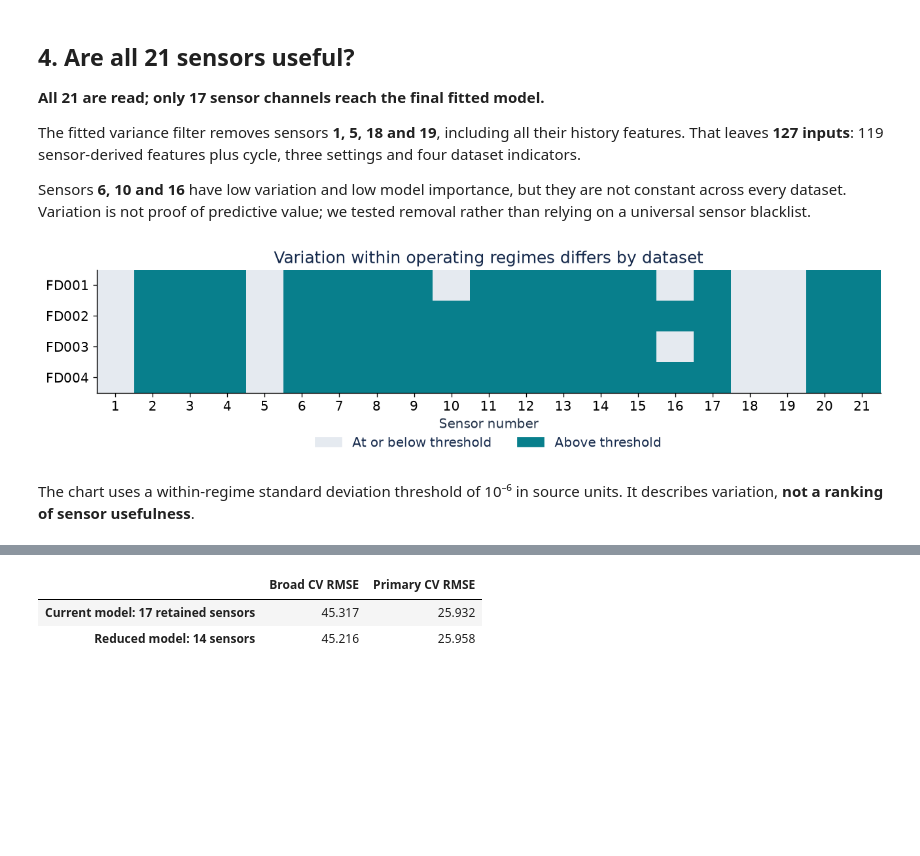
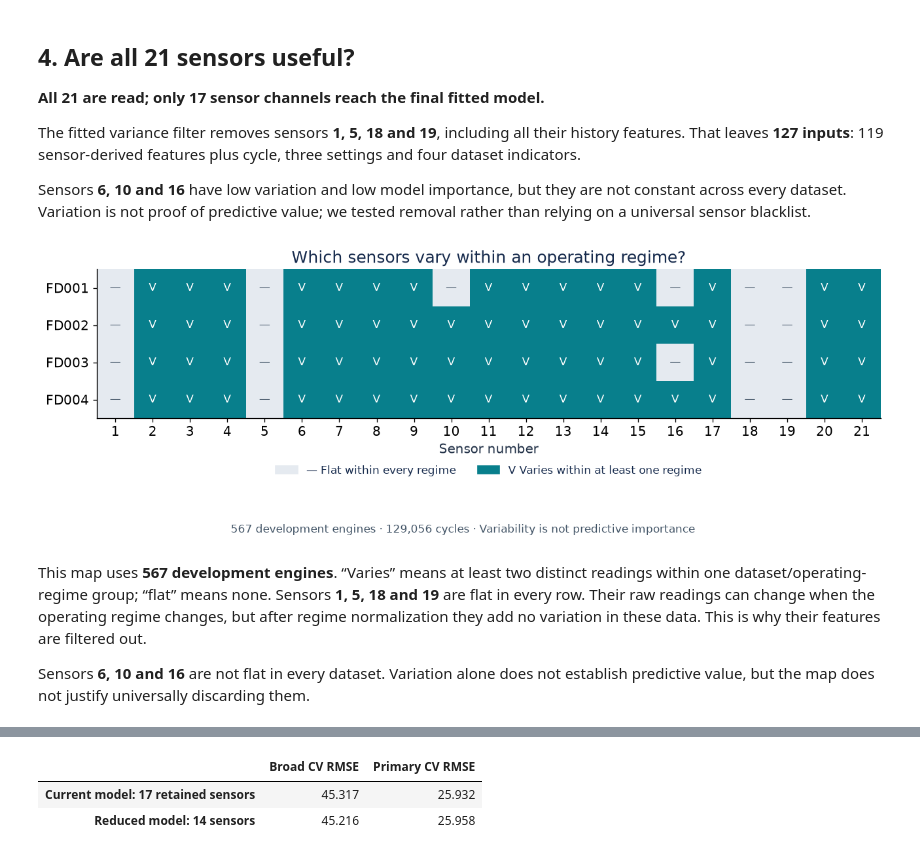
Before and after one commit to Asabrax/nasa-turbofan, a Jupyter notebook: explore.ipynb, the cells around one changed output, grey strips where cells are left out. Drawn from its saved outputs; the diff is of its cells as text; code cells hidden in the pictures; blank space fills up the shorter version.

Commit message:
Update visuals

```diff
--- a/explore.ipynb
+++ b/explore.ipynb
@@ -115,19 +115,33 @@ are not constant across every dataset. Variation is not proof of predictive valu
 we tested removal rather than relying on a universal sensor blacklist.
 # %%
 order=[f'sensor_{i}' for i in range(1,22)]
-variation=sensor_audit.pivot(index='dataset',columns='sensor',values='max_within_regime_std')[order]
+sensor_variation=pd.read_csv(OUT/'sensor_variation_development.csv')
+variation=sensor_variation.pivot(index='dataset',columns='sensor',values='varies_within_regime')[order]
 from matplotlib.colors import ListedColormap
-fig,ax=plt.subplots(figsize=(11,3.2))
-ax.imshow(variation.gt(1e-6).to_numpy(),cmap=ListedColormap(['#e5eaf0','#087f8c']),vmin=0,vmax=1,aspect='auto')
+from matplotlib.patches import Patch
+fig,ax=plt.subplots(figsize=(11,3.5))
+ax.imshow(variation.to_numpy(dtype=int),cmap=ListedColormap(['#e5eaf0','#087f8c']),vmin=0,vmax=1,aspect='auto')
+for i in range(4):
+    for j in range(21):
+        ax.text(j,i,'V' if variation.iloc[i,j] else '—',ha='center',va='center',
+                color='white' if variation.iloc[i,j] else '#425466',fontsize=10)
 ax.set(xticks=np.arange(21),xticklabels=np.arange(1,22),yticks=np.arange(4),yticklabels=variation.index,
-       xlabel='Sensor number',title='Variation within operating regimes differs by dataset')
-from matplotlib.patches import Patch
-ax.legend(handles=[Patch(color='#e5eaf0',label='At or below threshold'),Patch(color='#087f8c',label='Above threshold')],
-          loc='upper center',bbox_to_anchor=(.5,-.26),ncol=2,frameon=False)
+       xlabel='Sensor number',title='Which sensors vary within an operating regime?')
+ax.legend(handles=[Patch(color='#e5eaf0',label='— Flat within every regime'),Patch(color='#087f8c',label='V Varies within at least one regime')],
+          loc='upper center',bbox_to_anchor=(.5,-.25),ncol=2,frameon=False,fontsize=10)
 fig.tight_layout()
+fig.text(.5,-.08,'567 development engines · 129,056 cycles · Variability is not predictive importance',
+         ha='center',fontsize=10,color='#425466')
+fig.savefig(OUT/'sensor_variation.png',dpi=160,bbox_inches='tight')
 plt.show()
 # %% [output]
-[figure, old version]
+[figure, new version]
 # %% [markdown]
-The chart uses a within-regime standard deviation threshold of 10⁻⁶ in source
-units. It describes variation, **not a ranking of sensor usefulness**.
+This map uses **567 development engines**. “Varies” means at least two distinct
+readings within one dataset/operating-regime group; “flat” means none. Sensors
+**1, 5, 18 and 19** are flat in every row. Their raw readings can change when the
+operating regime changes, but after regime normalization they add no variation
+in these data. This is why their features are filtered out.
+
+Sensors **6, 10 and 16** are not flat in every dataset. Variation alone does not
+establish predictive value, but the map does not justify universally discarding them.
```
Also changed, not shown: parts of 4 cells of this notebook, 12 other files.
